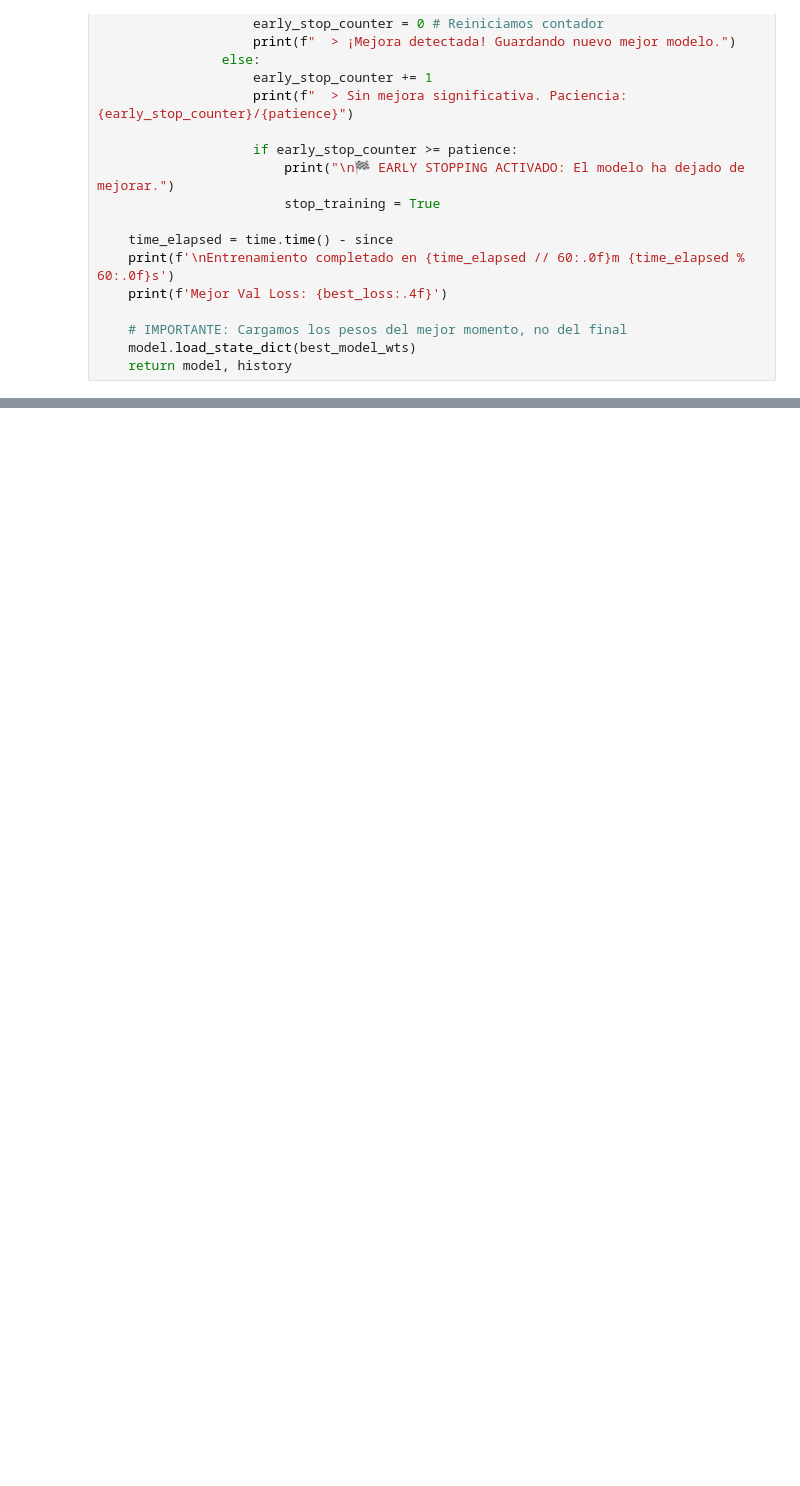
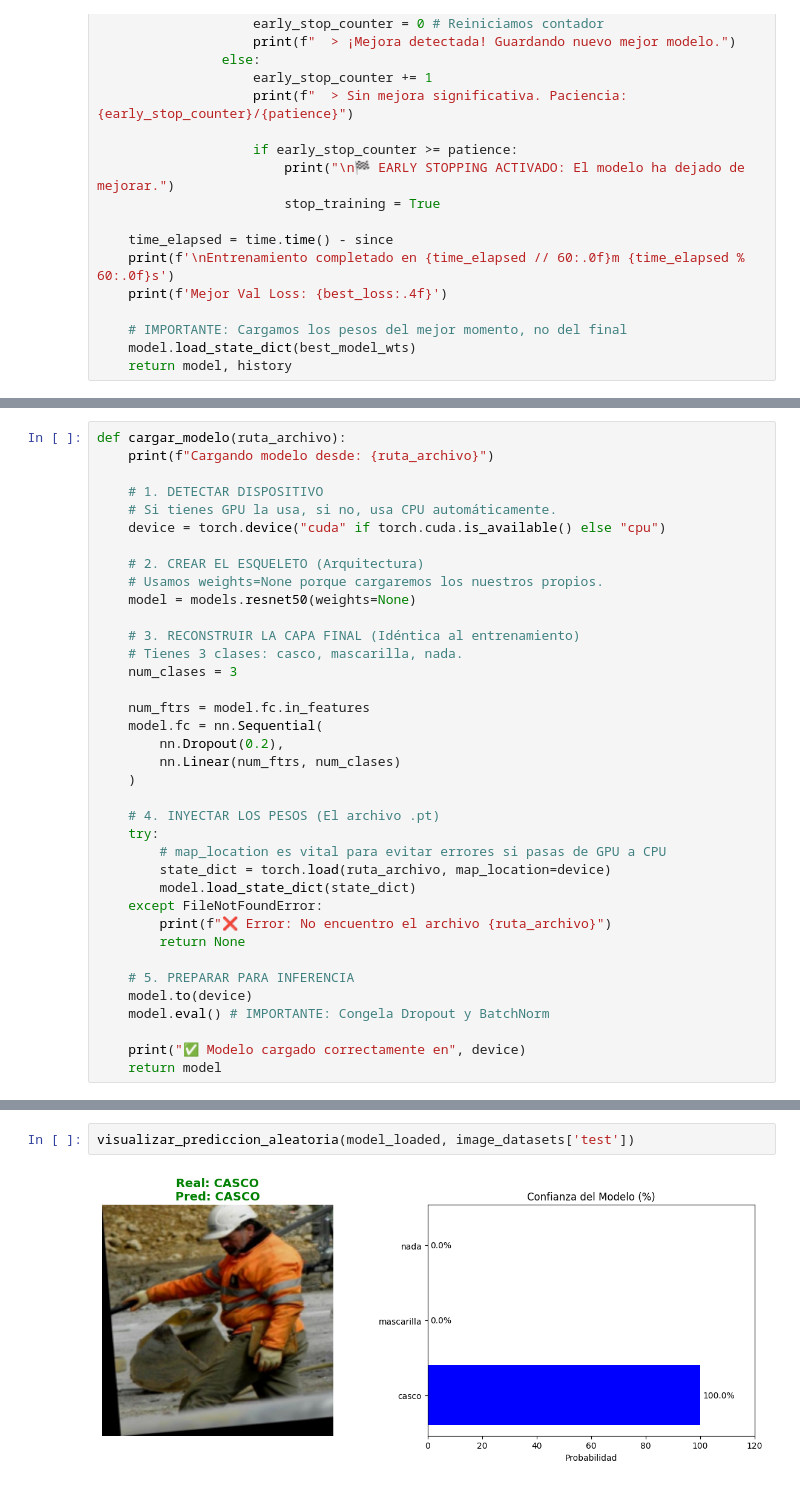
Before and after one commit to manfergir/AppIoT_TransferLearning, a Jupyter notebook: transfer_learning_v1.ipynb, the cells around one changed output, grey strips where cells are left out. Drawn from its saved outputs; the diff is of its cells as text; blank space fills up the shorter version.

```diff
--- a/transfer_learning_v1.ipynb
+++ b/transfer_learning_v1.ipynb
@@ -391,0 +398,37 @@ NameError: name 'history' is not defined
+# %%
+def cargar_modelo(ruta_archivo):
+    print(f"Cargando modelo desde: {ruta_archivo}")
+
+    # 1. DETECTAR DISPOSITIVO
+    # Si tienes GPU la usa, si no, usa CPU automáticamente.
+    device = torch.device("cuda" if torch.cuda.is_available() else "cpu")
+
+    # 2. CREAR EL ESQUELETO (Arquitectura)
+    # Usamos weights=None porque cargaremos los nuestros propios.
+    model = models.resnet50(weights=None)
+
+    # 3. RECONSTRUIR LA CAPA FINAL (Idéntica al entrenamiento)
+    # Tienes 3 clases: casco, mascarilla, nada.
+    num_clases = 3
+
+    num_ftrs = model.fc.in_features
+    model.fc = nn.Sequential(
+        nn.Dropout(0.2),
+        nn.Linear(num_ftrs, num_clases)
+    )
+
+    # 4. INYECTAR LOS PESOS (El archivo .pt)
+    try:
+        # map_location es vital para evitar errores si pasas de GPU a CPU
+        state_dict = torch.load(ruta_archivo, map_location=device)
+        model.load_state_dict(state_dict)
+    except FileNotFoundError:
+        print(f"❌ Error: No encuentro el archivo {ruta_archivo}")
+        return None
+
+    # 5. PREPARAR PARA INFERENCIA
+    model.to(device)
+    model.eval() # IMPORTANTE: Congela Dropout y BatchNorm
+
+    print("✅ Modelo cargado correctamente en", device)
+    return model
@@ -391,0 +498,4 @@ NameError: name 'history' is not defined
+# %%
+visualizar_prediccion_aleatoria(model_loaded, image_datasets['test'])
+# %% [output]
+[figure, added]
```
Also changed, not shown: parts of 8 cells of this notebook.
